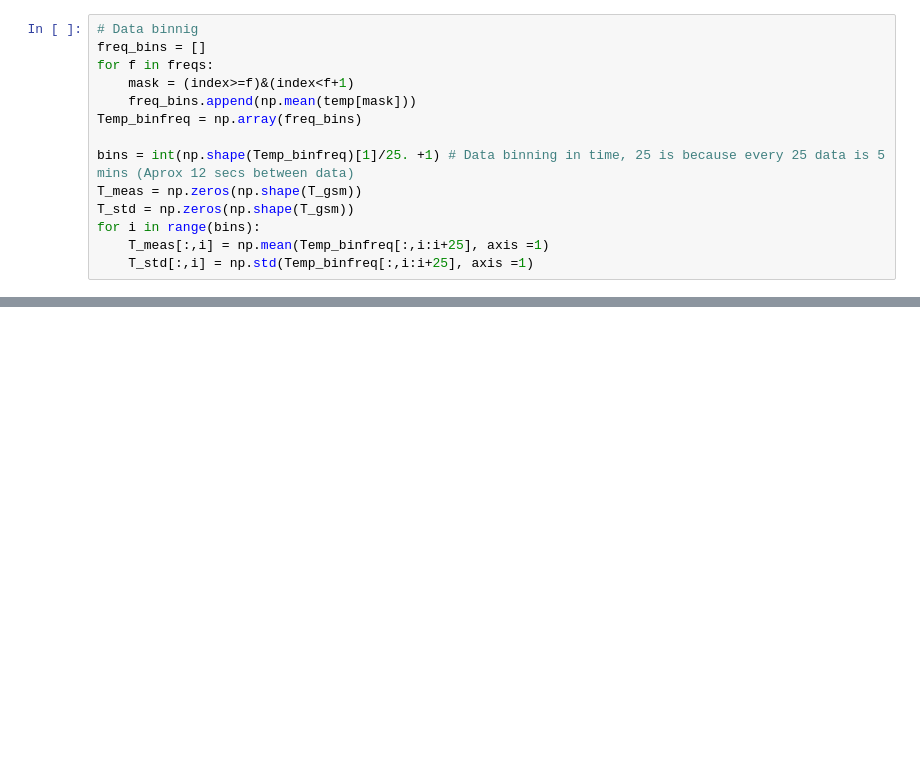
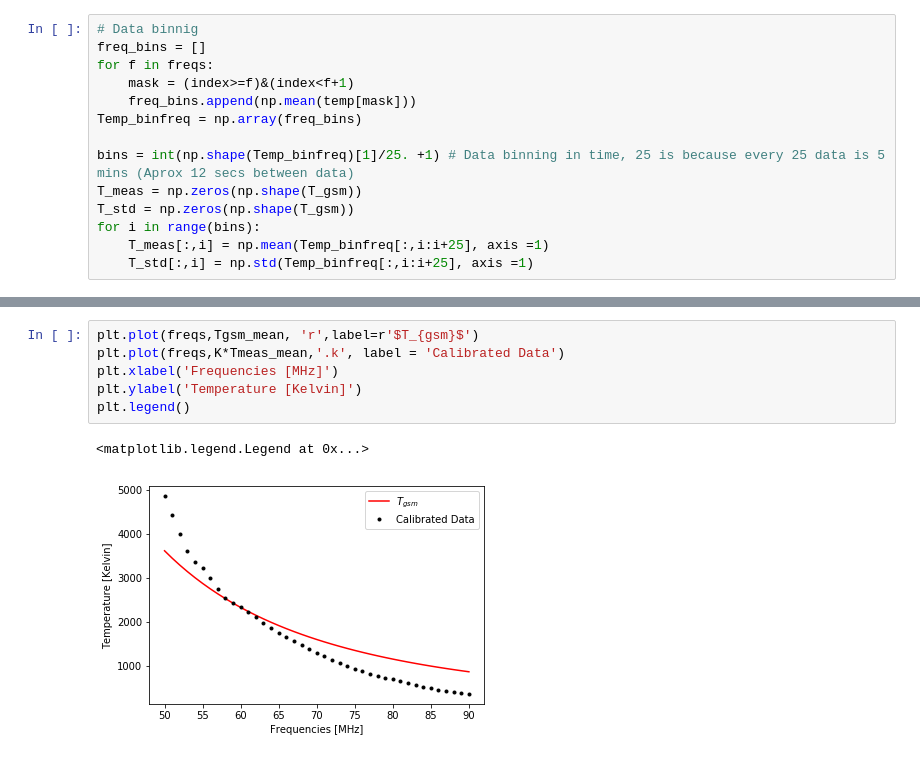
Before and after one commit to HiramHerrera/SciHi, a Jupyter notebook: calibration.ipynb, the cells around one changed output, grey strips where cells are left out. Drawn from its saved outputs; the diff is of its cells as text; blank space fills up the shorter version.

```diff
--- a/calibration.ipynb
+++ b/calibration.ipynb
@@ -126,0 +152,9 @@ NameError: name 'ply' is not defined
+# %%
+plt.plot(freqs,Tgsm_mean, 'r',label=r'$T_{gsm}$')
+plt.plot(freqs,K*Tmeas_mean,'.k', label = 'Calibrated Data')
+plt.xlabel('Frequencies [MHz]')
+plt.ylabel('Temperature [Kelvin]')
+plt.legend()
+# %% [output]
+<matplotlib.legend.Legend at 0x...>
+[figure, added]
```
Also changed, not shown: parts of 18 cells of this notebook, 50 other files.
